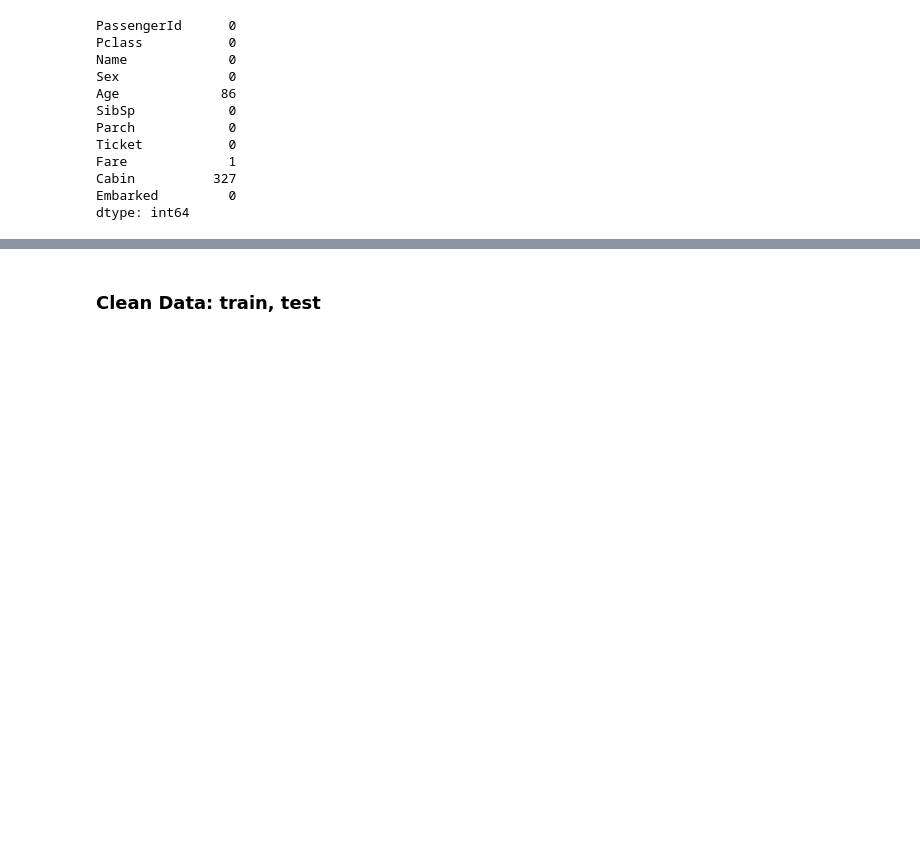
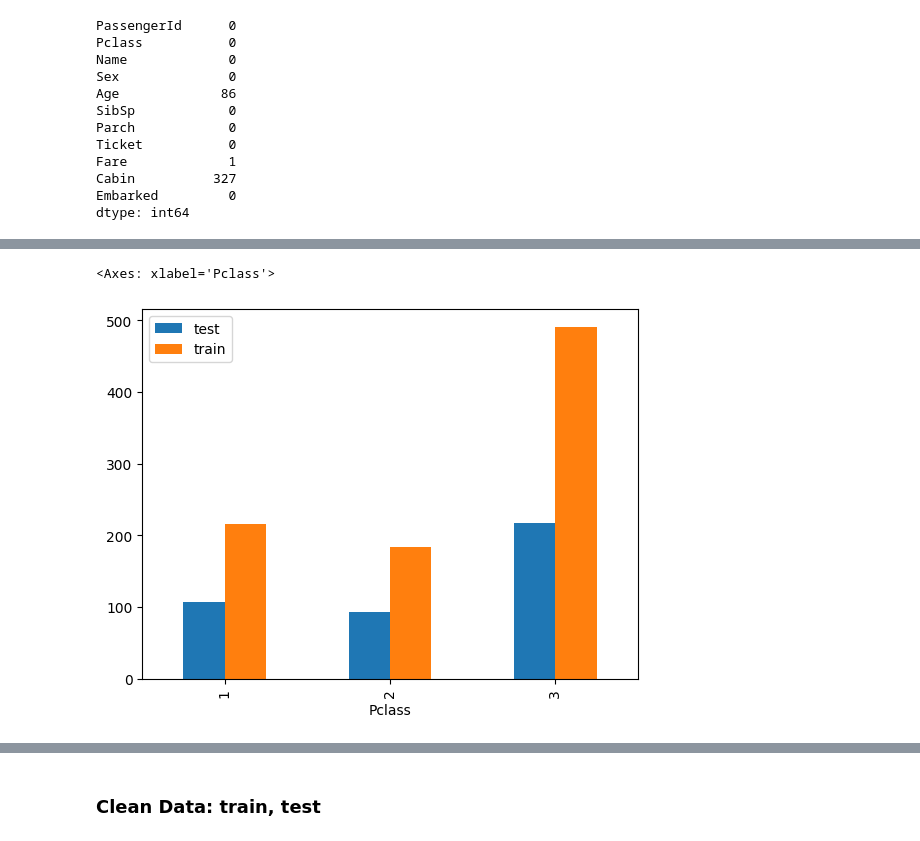
Before and after one commit to wasp124/classification, a Jupyter notebook: titanic_survival_classification.ipynb, the cells around one changed output, grey strips where cells are left out. Drawn from its saved outputs; the diff is of its cells as text; code cells hidden in the pictures; blank space fills up the shorter version.

```diff
--- a/titanic_survival_classification.ipynb
+++ b/titanic_survival_classification.ipynb
@@ -189,0 +195,10 @@ dtype: int64
+# %%
+#Distribution by Pclass
+(pd.concat({'train': train, 'test': test})['Pclass']
+   .groupby(level=0).value_counts()
+   .unstack(0)
+   .plot.bar()
+)
+# %% [output]
+<Axes: xlabel='Pclass'>
+[figure, added]
```
Also changed, not shown: parts of 28 cells of this notebook.
